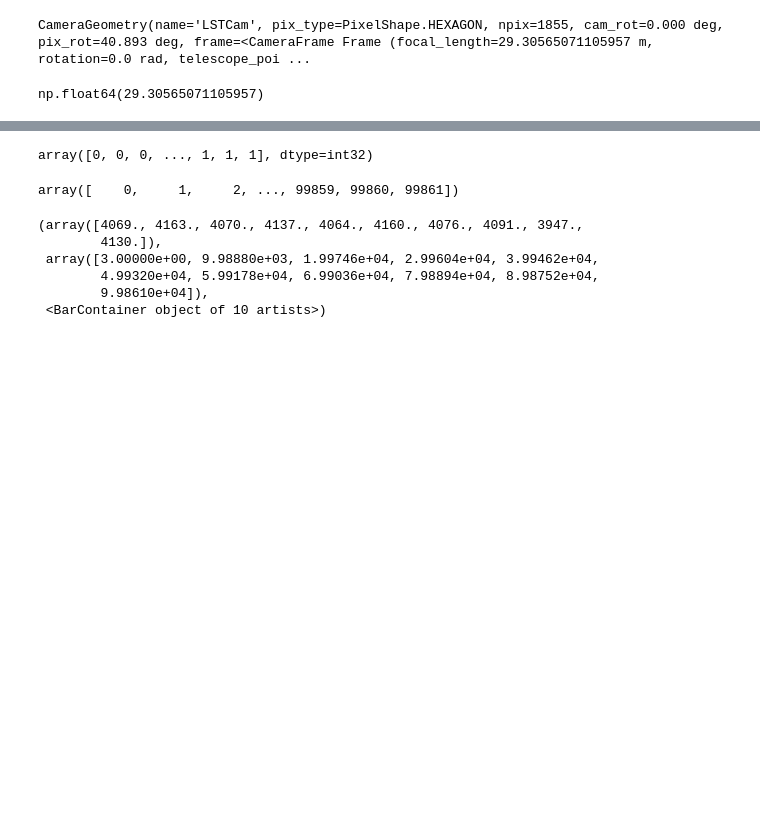
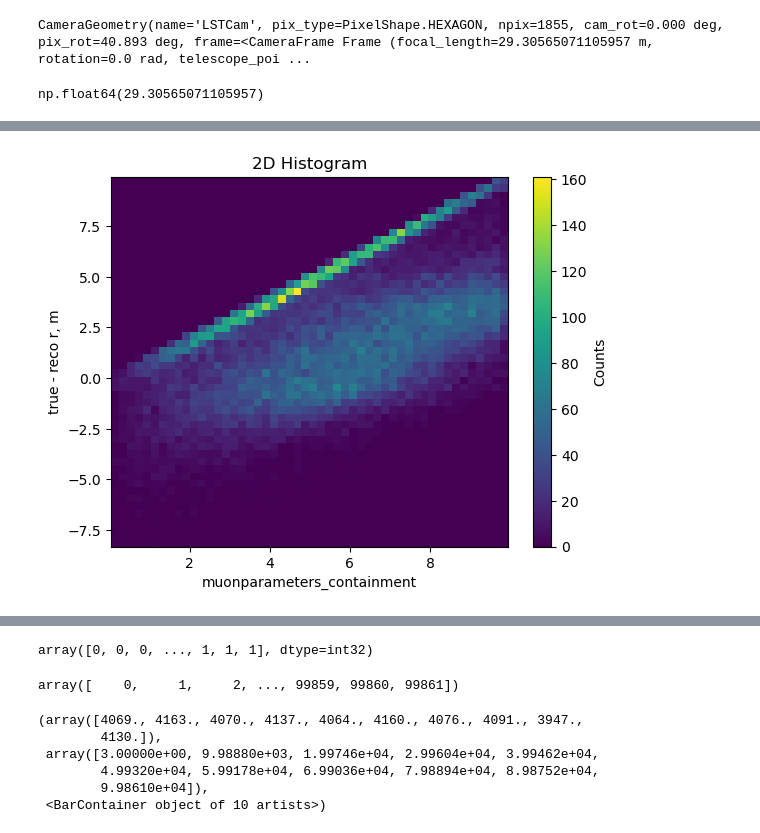
Before and after one commit to burmist-git/cta-lstchain_mu_images_ana, a Jupyter notebook: muons_ana_ctapipe.ipynb, the cells around one changed output, grey strips where cells are left out. Saved outputs shown, nothing was run; the diff lists cells and outputs as text; code cells hidden in the pictures; blank space fills up the shorter version.

```diff
--- a/muons_ana_ctapipe.ipynb
+++ b/muons_ana_ctapipe.ipynb
@@ -204,0 +298,2 @@ keys_list=['obs_id',
+# %%
+mu_table_keys_list = [s for s in mu_table.keys() if s != "tels_with_trigger"]
@@ -204,0 +323,4 @@ keys_list=['obs_id',
+# %%
+mu_table_corr = mu_table[mu_table_keys_list].to_pandas()
+# %%
+mu_table_corr=mu_table_corr.dropna()
@@ -204,0 +343,20 @@ keys_list=['obs_id',
+# %%
+x = np.random.randn(1000)
+y = np.random.randn(1000)
+
+# Create 2D histogram
+plt.hist2d(mu_table_corr['true_core_r'].values, mu_table_corr['dr'].values, bins=50, cmap='viridis')  # You can change the number of bins and color map
+
+# Add colorbar to show density scale
+plt.colorbar(label='Counts')
+
+# Label axesa
+plt.xlabel('muonparameters_containment')
+plt.ylabel('true - reco r, m')
+plt.title('2D Histogram')
+
+plt.show()
+# 'muonparameters_containment',
+# 'muonparameters_completeness',
+# %% [output]
+[figure, added]
```
Also changed, not shown: parts of 36 cells of this notebook, 9 other files.
